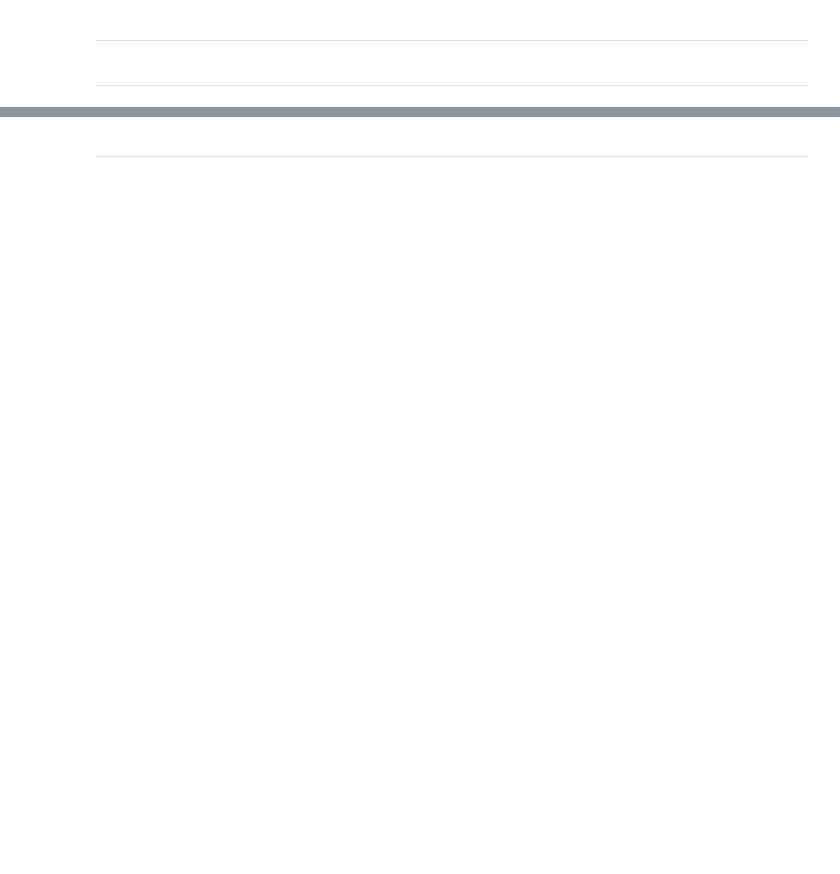
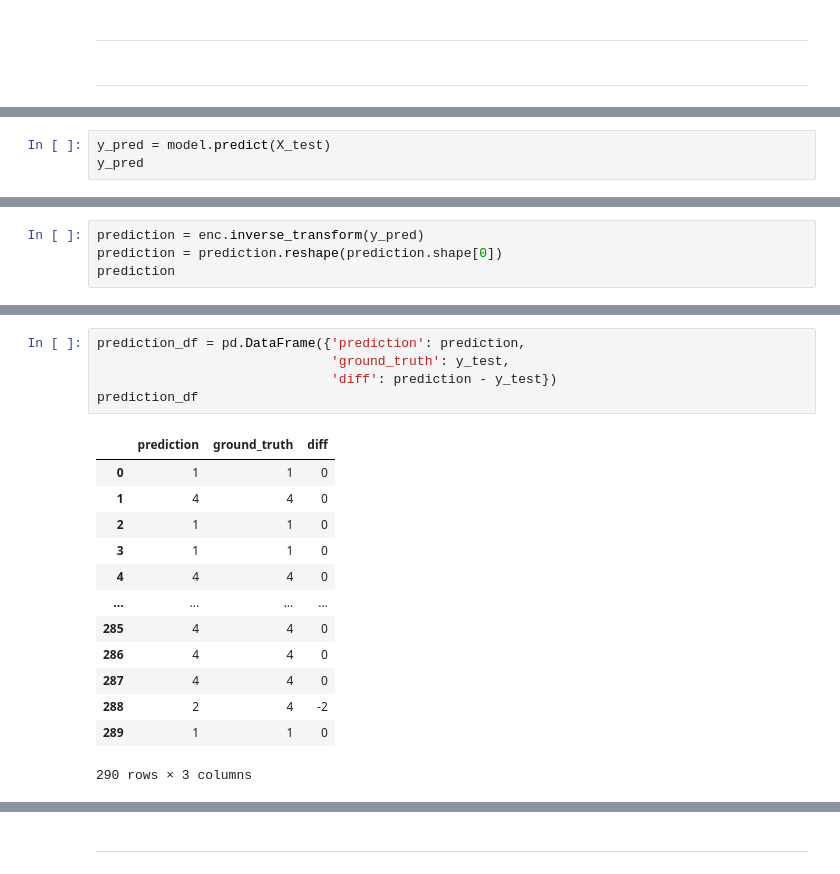
Before and after one commit to JaimeSanz28/Ninja-Turtles, a Jupyter notebook: notebooks/neural_training.ipynb, the cells around one changed output, grey strips where cells are left out. Cells and saved outputs as stored; diff of their text form; blank space fills up the shorter version.

```diff
--- a/notebooks/neural_training.ipynb
+++ b/notebooks/neural_training.ipynb
@@ -216,0 +163,3 @@ modelTraining (X, y)
+# %%
+y_pred = model.predict(X_test)
+y_pred
@@ -216,0 +175,4 @@ modelTraining (X, y)
+# %%
+prediction = enc.inverse_transform(y_pred)
+prediction = prediction.reshape(prediction.shape[0])
+prediction
@@ -216,0 +213,19 @@ modelTraining (X, y)
+# %%
+prediction_df = pd.DataFrame({'prediction': prediction,
+                              'ground_truth': y_test,
+                              'diff': prediction - y_test})
+prediction_df
+# %% [output]
+|  | prediction | ground_truth | diff |
+| 0 | 1 | 1 | 0 |
+| 1 | 4 | 4 | 0 |
+| 2 | 1 | 1 | 0 |
+| 3 | 1 | 1 | 0 |
+| 4 | 4 | 4 | 0 |
+| ... | ... | ... | ... |
+| 285 | 4 | 4 | 0 |
+| 286 | 4 | 4 | 0 |
+| 287 | 4 | 4 | 0 |
+| 288 | 2 | 4 | -2 |
+| 289 | 1 | 1 | 0 |
+290 rows × 3 columns
```
Also changed, not shown: parts of 51 cells of this notebook.
